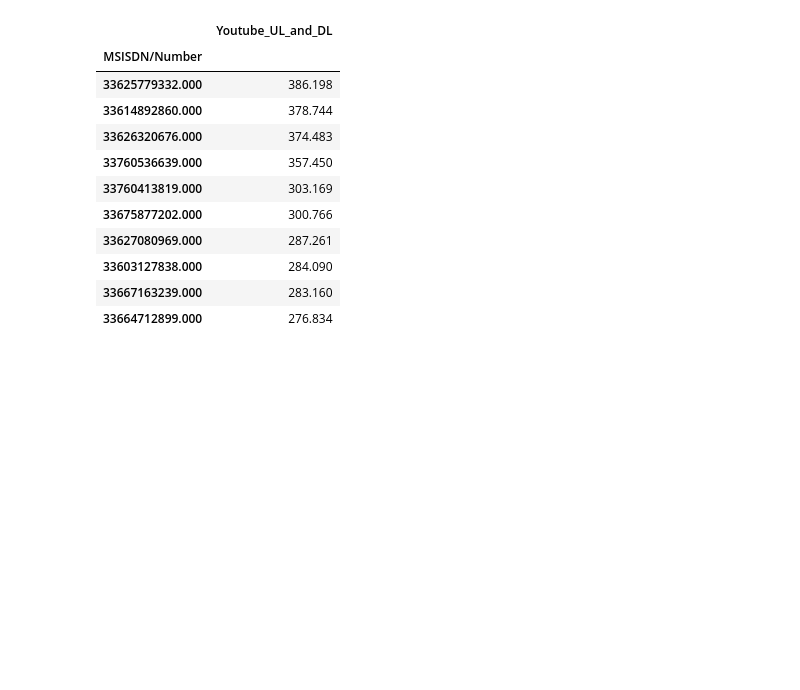
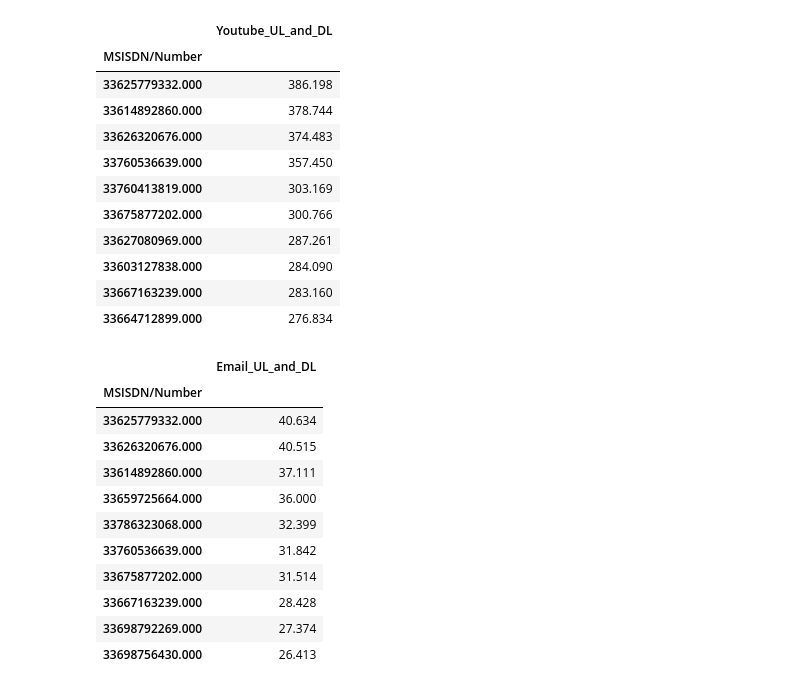
Before and after one commit to Micky373/Telecom_user_analytics, a Jupyter notebook: notebooks/user_engagement_analysis.ipynb, the cells around one changed output. Cells and saved outputs as stored; diff of their text form; code cells hidden in the pictures; blank space fills up the shorter version.

Commit message:
Find the top 10 most engaged users in email

```diff
--- a/notebooks/user_engagement_analysis.ipynb
+++ b/notebooks/user_engagement_analysis.ipynb
@@ -345,3 +345,22 @@ top_youtube_users.head(10)
 | 33603127838.000 | 284.090 |
 | 33667163239.000 | 283.160 |
 | 33664712899.000 | 276.834 |
+# %%
+# Sorting to see the top 10 users based on the Email usage
+
+user_engagement_data = user_engagement_data.sort_values(by='Email_UL_and_DL', ascending=False)
+top_email_users = user_engagement_data.loc[:,['Email_UL_and_DL']]
+top_email_users.head(10)
+# %% [output]
+|  | Email_UL_and_DL |
+| MSISDN/Number |  |
+| 33625779332.000 | 40.634 |
+| 33626320676.000 | 40.515 |
+| 33614892860.000 | 37.111 |
+| 33659725664.000 | 36.000 |
+| 33786323068.000 | 32.399 |
+| 33760536639.000 | 31.842 |
+| 33675877202.000 | 31.514 |
+| 33667163239.000 | 28.428 |
+| 33698792269.000 | 27.374 |
+| 33698756430.000 | 26.413 |
```
